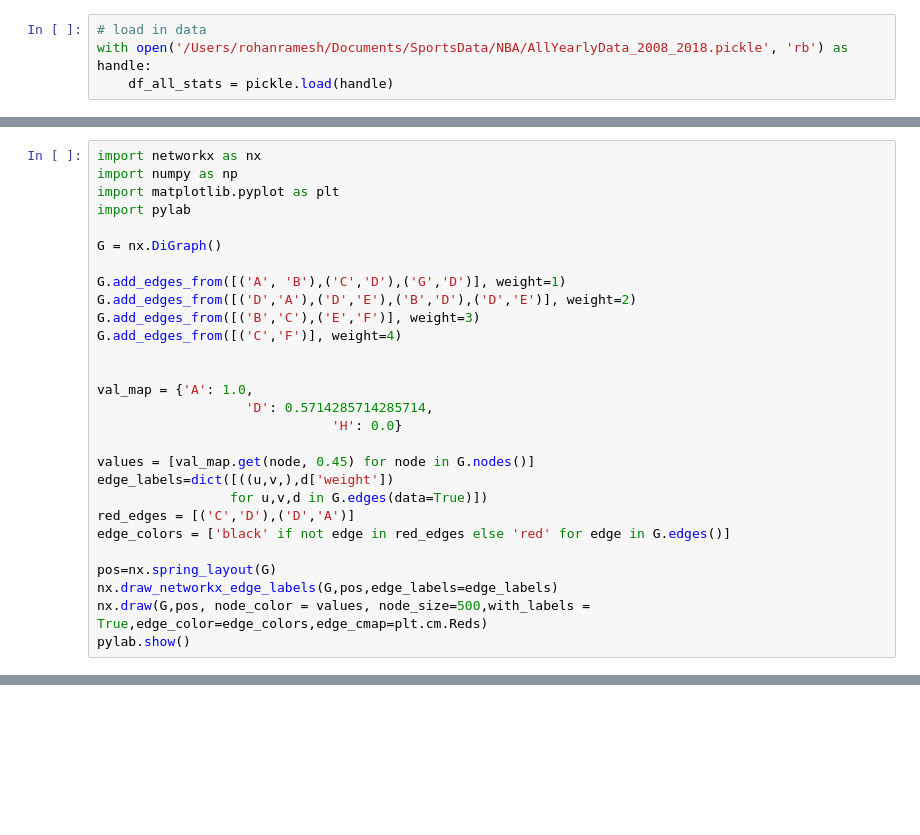
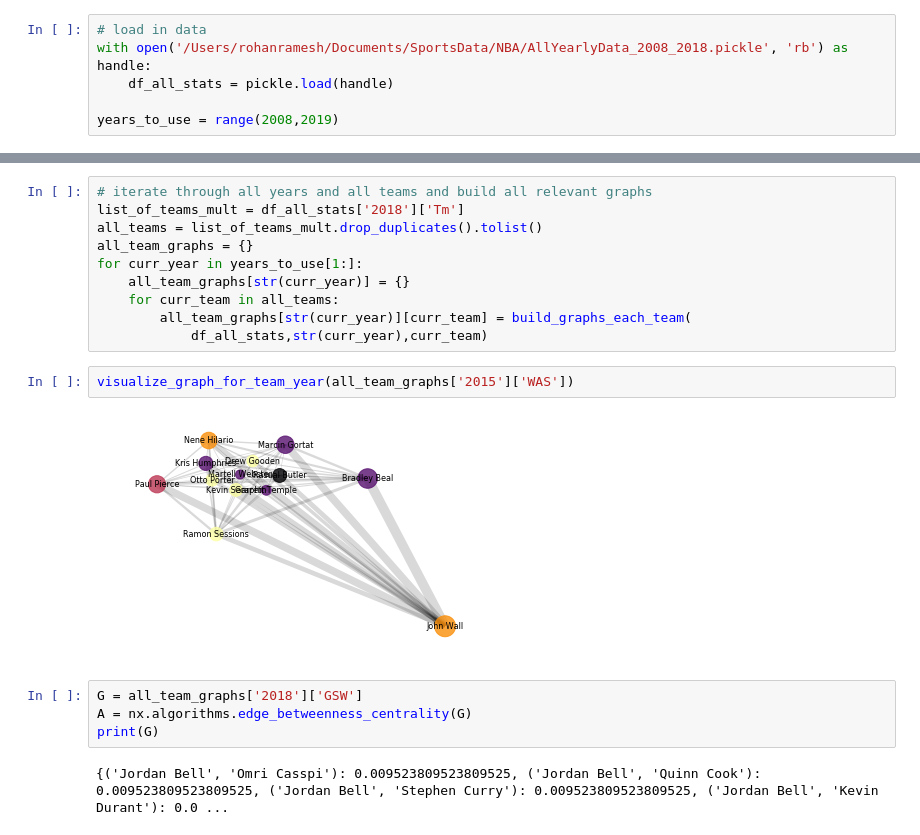
Before and after one commit to rohannramesh/Basketball_predictions, a Jupyter notebook: Team_by_team_analysis.ipynb, the cells around one changed output, grey strips where cells are left out. Saved outputs shown, nothing was run; the diff lists cells and outputs as text; blank space fills up the shorter version.

```diff
--- a/Team_by_team_analysis.ipynb
+++ b/Team_by_team_analysis.ipynb
@@ -10,5 +13,7 @@ import networkx as nx
 # load in data
 with open('/Users/rohanramesh/Documents/SportsData/NBA/AllYearlyData_2008_2018.pickle', 'rb') as handle:
     df_all_stats = pickle.load(handle)
+
+years_to_use = range(2008,2019)
 # %%
 # Lets have team we play with be the GS Warriors in 2018
@@ -60,28 +89,0 @@ print(list(df_all_stats['2018']))
-# %%
-import networkx as nx
-import numpy as np
-import matplotlib.pyplot as plt
-import pylab
-
-G = nx.DiGraph()
-
-G.add_edges_from([('A', 'B'),('C','D'),('G','D')], weight=1)
-G.add_edges_from([('D','A'),('D','E'),('B','D'),('D','E')], weight=2)
-G.add_edges_from([('B','C'),('E','F')], weight=3)
-G.add_edges_from([('C','F')], weight=4)
-
-
-val_map = {'A': 1.0,
-                   'D': 0.5714285714285714,
-                              'H': 0.0}
-
-values = [val_map.get(node, 0.45) for node in G.nodes()]
-edge_labels=dict([((u,v,),d['weight'])
-                 for u,v,d in G.edges(data=True)])
-red_edges = [('C','D'),('D','A')]
-edge_colors = ['black' if not edge in red_edges else 'red' for edge in G.edges()]
-
-pos=nx.spring_layout(G)
-nx.draw_networkx_edge_labels(G,pos,edge_labels=edge_labels)
-nx.draw(G,pos, node_color = values, node_size=500,with_labels = True,edge_color=edge_colors,edge_cmap=plt.cm.Reds)
-pylab.show()
@@ -89,0 +159,20 @@ pylab.show()
+# %%
+# iterate through all years and all teams and build all relevant graphs
+list_of_teams_mult = df_all_stats['2018']['Tm']
+all_teams = list_of_teams_mult.drop_duplicates().tolist()
+all_team_graphs = {}
+for curr_year in years_to_use[1:]:
+    all_team_graphs[str(curr_year)] = {}
+    for curr_team in all_teams:
+        all_team_graphs[str(curr_year)][curr_team] = build_graphs_each_team(
+            df_all_stats,str(curr_year),curr_team)
+# %%
+visualize_graph_for_team_year(all_team_graphs['2015']['WAS'])
+# %% [output]
+[figure, added]
+# %%
+G = all_team_graphs['2018']['GSW']
+A = nx.algorithms.edge_betweenness_centrality(G)
+print(G)
+# %% [output]
+{('Jordan Bell', 'Omri Casspi'): 0.009523809523809525, ('Jordan Bell', 'Quinn Cook'): 0.009523809523809525, ('Jordan Bell', 'Stephen Curry'): 0.009523809523809525, ('Jordan Bell', 'Kevin Durant'): 0.0 ...
```
Also changed, not shown: parts of 6 cells of this notebook.
